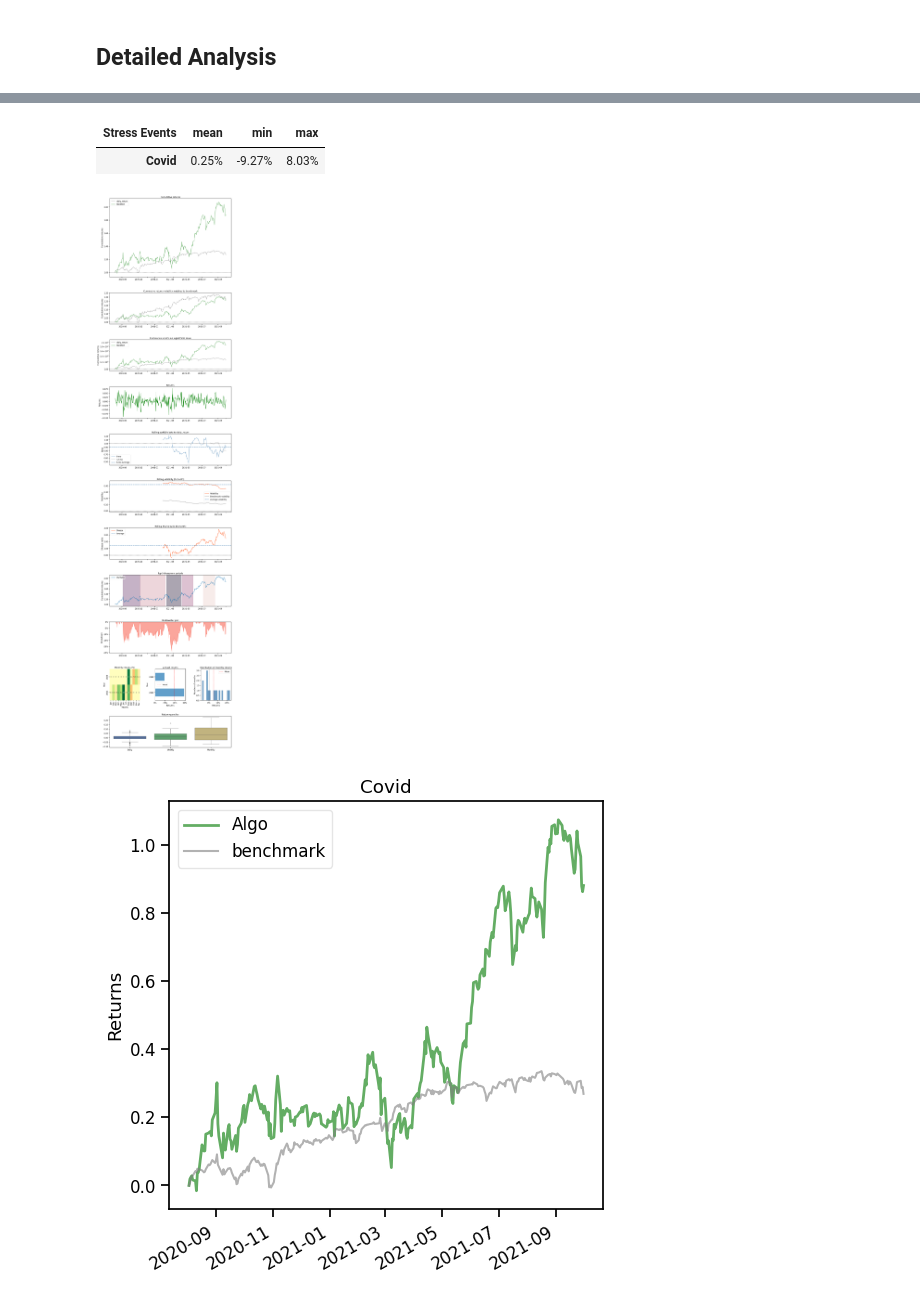
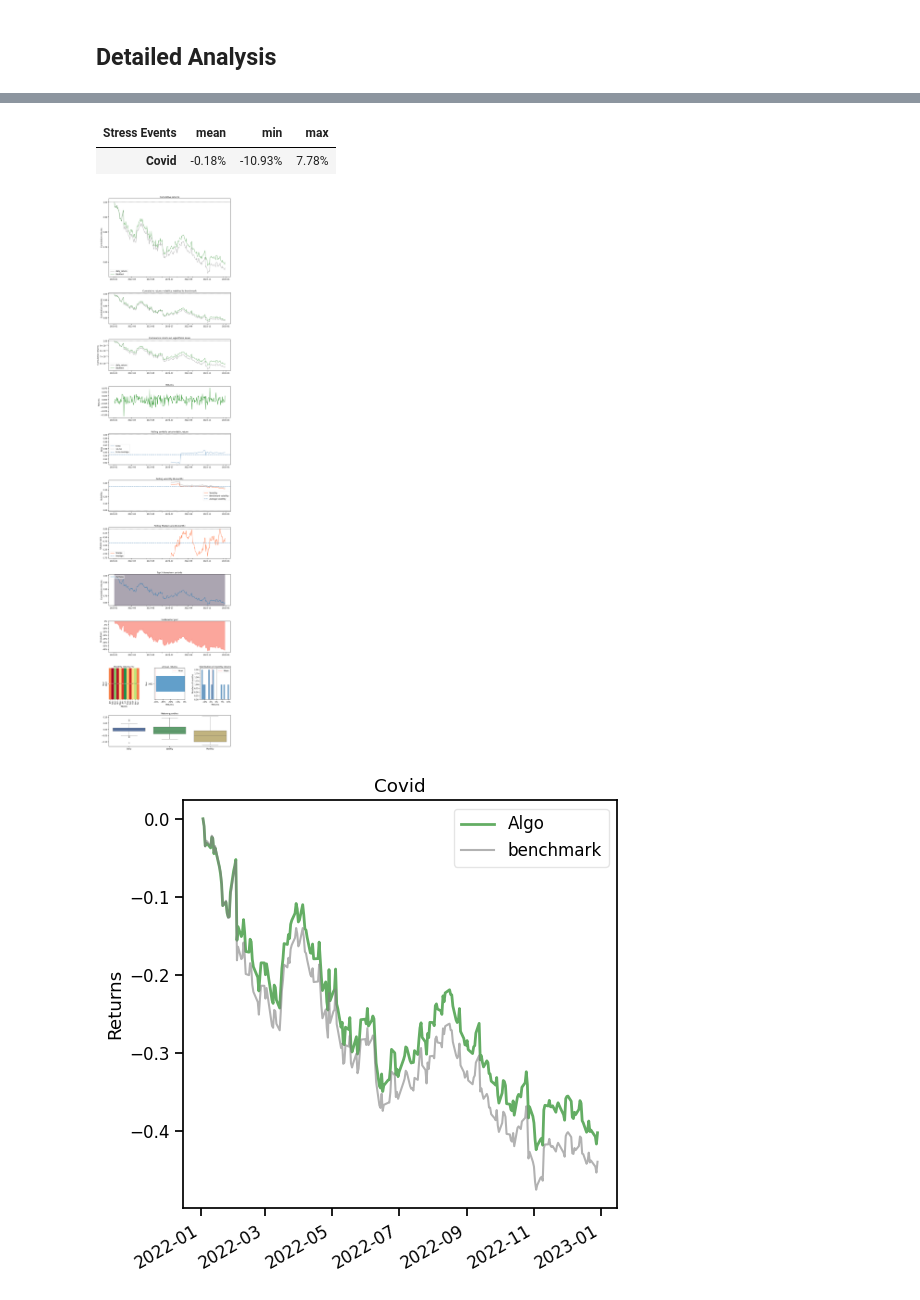
Before and after one commit to shlok-007/Runtime-Enforcement-for-RL-based-Trading, a Jupyter notebook: market_simulation/market_simulator.ipynb, the cells around one changed output, grey strips where cells are left out. Drawn from its saved outputs; the diff is of its cells as text; code cells hidden in the pictures.

```diff
--- a/market_simulation/market_simulator.ipynb
+++ b/market_simulation/market_simulator.ipynb
@@ -165,8 +172,9 @@ class RuntimeEnforcementWrapper(gym.Wrapper):
         self.drawdown_limit = drawdown_limit
         self.concentration_limit = concentration_limit
         self.min_volume_limit = min_volume_limit
+        self.logging_enabled = logging_enabled
 
-        self.log_handle = open(self.log_file_path, "w")
+        self.log_handle = open(self.log_file, "w")
         self.log_handle.write("RuntimeEnforcementWrapper initialized.\n")
         self.log_handle.write(f"Settings: DD={drawdown_limit}, Conc={concentration_limit}, Vol={min_volume_limit}\n")
 
@@ -238,7 +246,7 @@ class RuntimeEnforcementWrapper(gym.Wrapper):
         # --- LOGGING HEADER ---
         self._log(f"\n=== Step {base_env.day} ===")
         self._log(f"Portfolio Value: {portfolio_value:,.2f}")
-        self._log(f"Current Drawdown: {current_drawdown:.2%} (Limit: {self.drawdown_limit:.0%})")
+        self._log(f"Current Drawdown: {current_drawdown} (Limit: {self.drawdown_limit})")
 
         safe_action = np.copy(action)
 
@@ -274,6 +282,7 @@ class RuntimeEnforcementWrapper(gym.Wrapper):
                 self._log(f"    > Liquidity: {current_volumes[i]:,.0f} (Min: {self.min_volume_limit}) -> Illiquid: {self.inputs_structs[i].is_illiquid}")
                 self._log(f"    > Concentration: {projected_concentration:.2%} (Limit: {self.concentration_limit:.0%}) -> Exceeds: {self.inputs_structs[i].will_exceed_limit}")
 
+            self._log(f"    Inputs: DD={self.inputs_structs[i].dd_exceeded}, Illiq={self.inputs_structs[i].is_illiquid}, Conc={self.inputs_structs[i].will_exceed_limit}")
             # C. Run the Enforcer
             lib.TradingEnforcer_run_via_enforcer(
                 ctypes.byref(self.enforcers[i]),
@@ -292,8 +301,13 @@ class RuntimeEnforcementWrapper(gym.Wrapper):
             # --- LOGGING POST-ENFORCEMENT ---
             if safe_action[i] != original_action_val:
                 self._log(f"    *** ENFORCER BLOCKED ***")
-                self._log(f"    Reason: DD={self.inputs_structs[i].dd_exceeded}, Illiq={self.inputs_structs[i].is_illiquid}, Conc={self.inputs_structs[i].will_exceed_limit}")
-                self._log(f"    Final Action: 0")
+                # self._log(f"    Reason: DD={self.inputs_structs[i].dd_exceeded}, Illiq={self.inputs_structs[i].is_illiquid}, Conc={self.inputs_structs[i].will_exceed_limit}")
+                # self._log(f"    Final Action: 0")
+                # hmax = getattr(self.env.unwrapped, 'hmax', 100)
+                # shares_vanilla = int(original_action_val * hmax)
+                # shares_enforced = int(safe_action[i] * hmax)
+                self._log(f"    Raw Action: {original_action_val} -> {safe_action[i]}")
+                # self._log(f"    Est. Shares: {shares_vanilla} -> {shares_enforced}")
             elif abs(action[i]) > 0:
                 self._log(f"    > Enforcer Allowed.")
 
@@ -384,8 +415,9 @@ trained_ppo.save("./" + config.TRAINED_MODEL_DIR + "/ppo_trained_model")
 # Trading
 # %%
 trade = pd.read_csv("./" + config.DATA_SAVE_DIR + "/trade_data.csv")
-trade = trade.set_index(trade.columns[0])
-trade.index.names = ['']
+# trade = trade.set_index(trade.columns[0])
+# trade.index.names = ['']
+trade.index = trade['date'].factorize()[0]
 
 stock_dimension = len(TICKER_LIST)
 state_space = 1 + 2*stock_dimension + len(config.INDICATORS)*stock_dimension
@@ -421,7 +453,7 @@ df_account_value_a2c_vanilla, df_actions_a2c_vanilla = DRLAgent.DRL_prediction(
 
 e_trade_gym.reset()
 # With Enforcement
-e_trade_gym = RuntimeEnforcementWrapper(e_trade_gym)
+e_trade_gym = RuntimeEnforcementWrapper(e_trade_gym, logging_enabled=True)
 df_account_value_a2c_enf, df_actions_a2c_enf = DRLAgent.DRL_prediction(
     model=trained_a2c,
     environment = e_trade_gym
@@ -650,7 +722,22 @@ df_account_value.plot(x='date', y=['account_value_a2c', 'account_value_ddpg', 'a
 # %% [markdown]
 ## Detailed Analysis
 # %%
-backtest_plot(df_account_value_a2c,
-                baseline_start=config.TEST_START_DATE,
-                baseline_end=config.TEST_END_DATE)
+# backtest_plot(df_account_value_a2c_enf,
+#                 baseline_start=TRADE_START_DATE,
+#                 baseline_end=TRADE_END_DATE)
+
+wo_enf_acc_val = df_account_value_a2c_vanilla
+w_enf_acc_val = df_account_value_a2c_enf
+value_col_name = "account_value"
+
+wo_enf_acc_val["date"] = pd.to_datetime(wo_enf_acc_val["date"])
+wo_enf_returns = get_daily_return(wo_enf_acc_val, value_col_name=value_col_name)
+
+w_enf_acc_val["date"] = pd.to_datetime(w_enf_acc_val["date"])
+w_enf_returns = get_daily_return(w_enf_acc_val, value_col_name=value_col_name)
+
+with pyfolio.plotting.plotting_context(font_scale=1.1):
+    pyfolio.create_full_tear_sheet(
+        returns=w_enf_returns, benchmark_rets=wo_enf_returns, set_context=False
+    )
 # %% [output]
@@ -684,4 +769,4 @@ Shape of DataFrame:  (294, 8)
 | Stress Events | mean | min | max |
-| Covid | 0.25% | -9.27% | 8.03% |
+| Covid | -0.18% | -10.93% | 7.78% |
-[figure, old version]
+[figure, new version]
-[figure, old version]
+[figure, new version]
```
Also changed, not shown: parts of 22 cells of this notebook, 6 other files.
